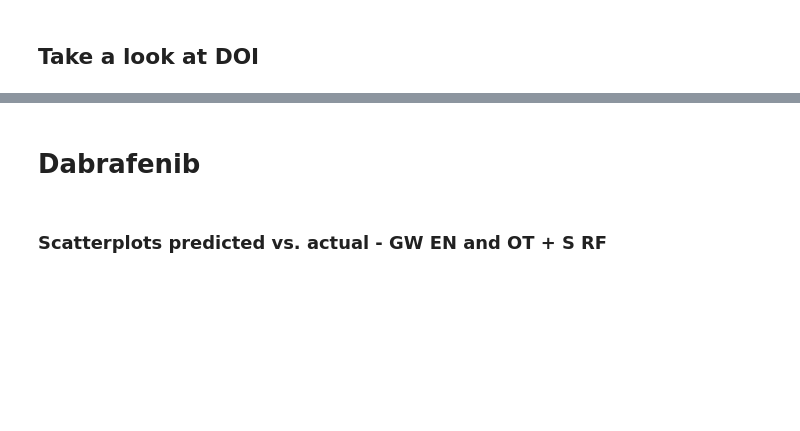
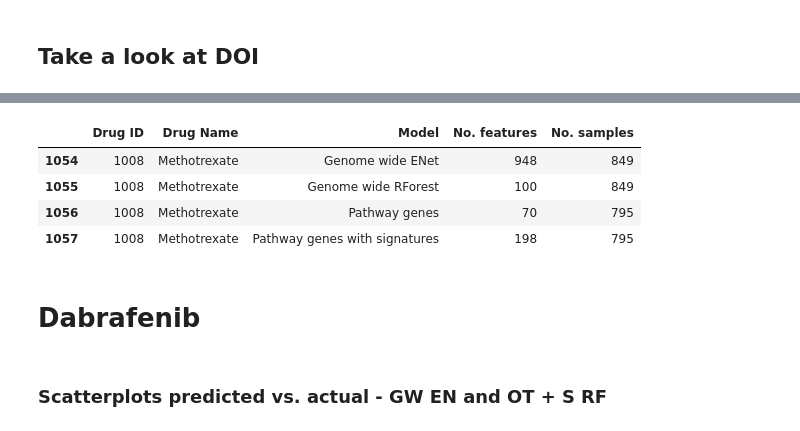
Before and after one commit to kkoras/feature-selection-in-cancer-drug-response, a Jupyter notebook: Deeper analysis of drugs with good modeling performance/drugs_of_interest_analysis_main.ipynb, the cells around one changed output, grey strips where cells are left out. Cells and saved outputs as stored; diff of their text form; code cells hidden in the pictures; blank space fills up the shorter version.

```diff
--- a/Deeper analysis of drugs with good modeling performance/drugs_of_interest_analysis_main.ipynb
+++ b/Deeper analysis of drugs with good modeling performance/drugs_of_interest_analysis_main.ipynb
@@ -290,3 +309,13 @@ plt.show()
+# %%
+data_shapes_df[
+    data_shapes_df["Drug Name"] == "Methotrexate"
+]
+# %% [output]
+|  | Drug ID | Drug Name | Model | No. features | No. samples |
+| 1054 | 1008 | Methotrexate | Genome wide ENet | 948 | 849 |
+| 1055 | 1008 | Methotrexate | Genome wide RForest | 100 | 849 |
+| 1056 | 1008 | Methotrexate | Pathway genes | 70 | 795 |
+| 1057 | 1008 | Methotrexate | Pathway genes with signatures | 198 | 795 |
 # %% [markdown]
 # Dabrafenib
 # %% [markdown]
```
Also changed, not shown: parts of 2 cells of this notebook, 14 other files.
